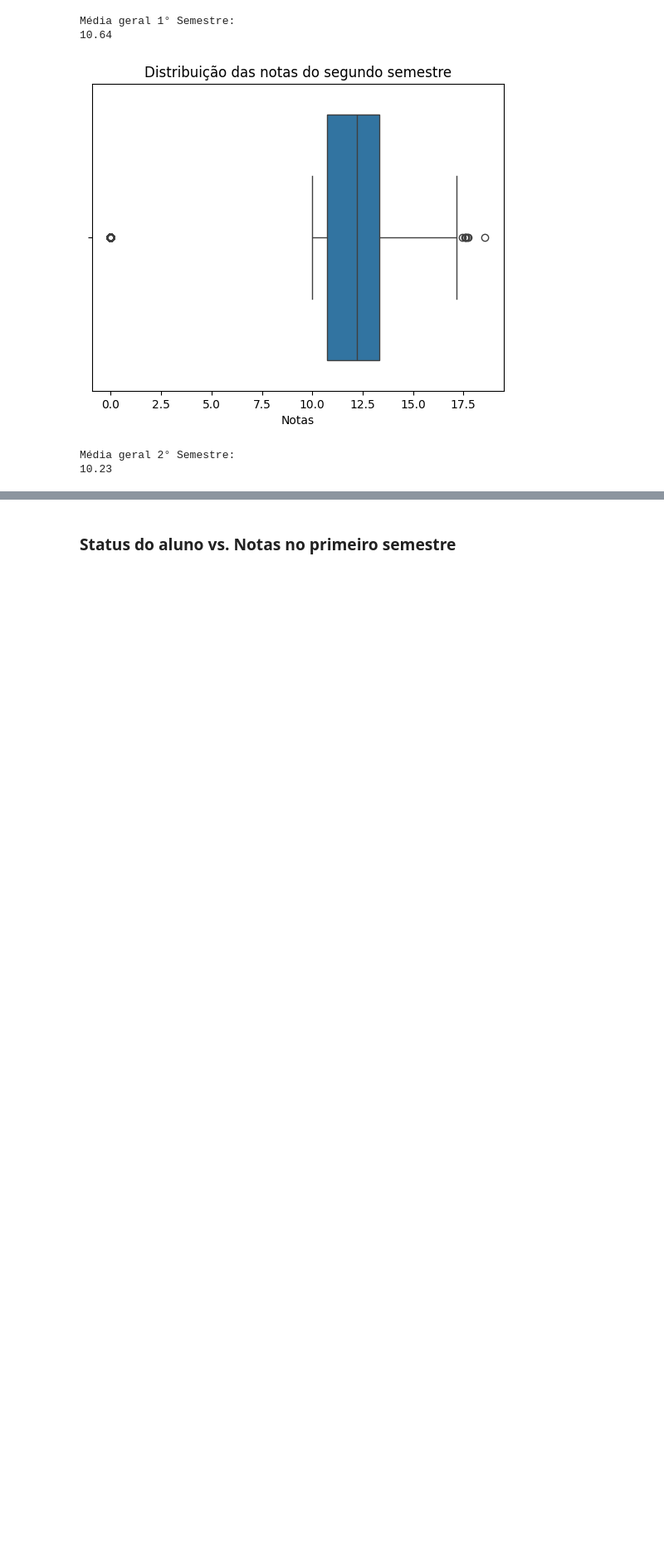
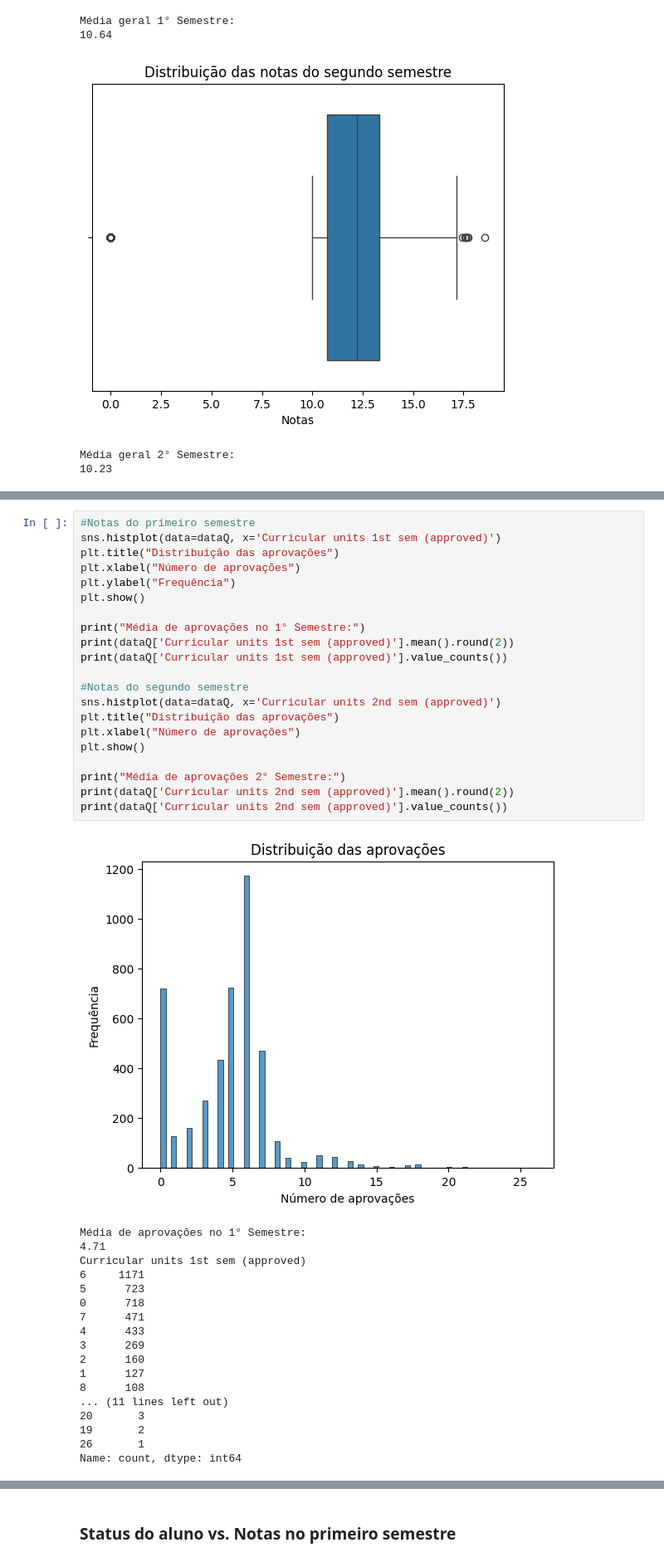
Before and after one commit to schwaad/Student-Dropout-Analysis, a Jupyter notebook: Analise_dos_dados.ipynb, the cells around one changed output, grey strips where cells are left out. Shown at 83% size. Saved outputs shown, nothing was run; the diff lists cells and outputs as text; blank space fills up the shorter version.

```diff
--- a/Analise_dos_dados.ipynb
+++ b/Analise_dos_dados.ipynb
@@ -550,0 +657,40 @@ Média geral 2° Semestre:
+# %%
+#Notas do primeiro semestre
+sns.histplot(data=dataQ, x='Curricular units 1st sem (approved)')
+plt.title("Distribuição das aprovações")
+plt.xlabel("Número de aprovações")
+plt.ylabel("Frequência")
+plt.show()
+
+print("Média de aprovações no 1° Semestre:")
+print(dataQ['Curricular units 1st sem (approved)'].mean().round(2))
+print(dataQ['Curricular units 1st sem (approved)'].value_counts())
+
+#Notas do segundo semestre
+sns.histplot(data=dataQ, x='Curricular units 2nd sem (approved)')
+plt.title("Distribuição das aprovações")
+plt.xlabel("Número de aprovações")
+plt.show()
+
+print("Média de aprovações 2° Semestre:")
+print(dataQ['Curricular units 2nd sem (approved)'].mean().round(2))
+print(dataQ['Curricular units 2nd sem (approved)'].value_counts())
+# %% [output]
+[figure, added]
+Média de aprovações no 1° Semestre:
+4.71
+Curricular units 1st sem (approved)
+6     1171
+5      723
+0      718
+7      471
+4      433
+3      269
+2      160
+1      127
+8      108
+... (11 lines left out)
+20       3
+19       2
+26       1
+Name: count, dtype: int64
```
Also changed, not shown: parts of 15 cells of this notebook.
